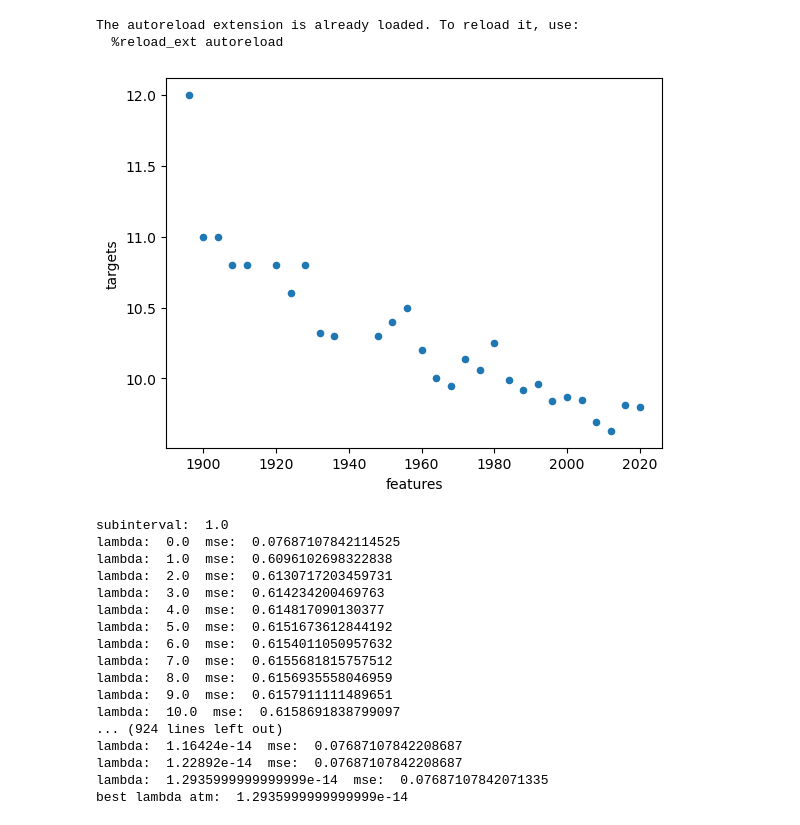
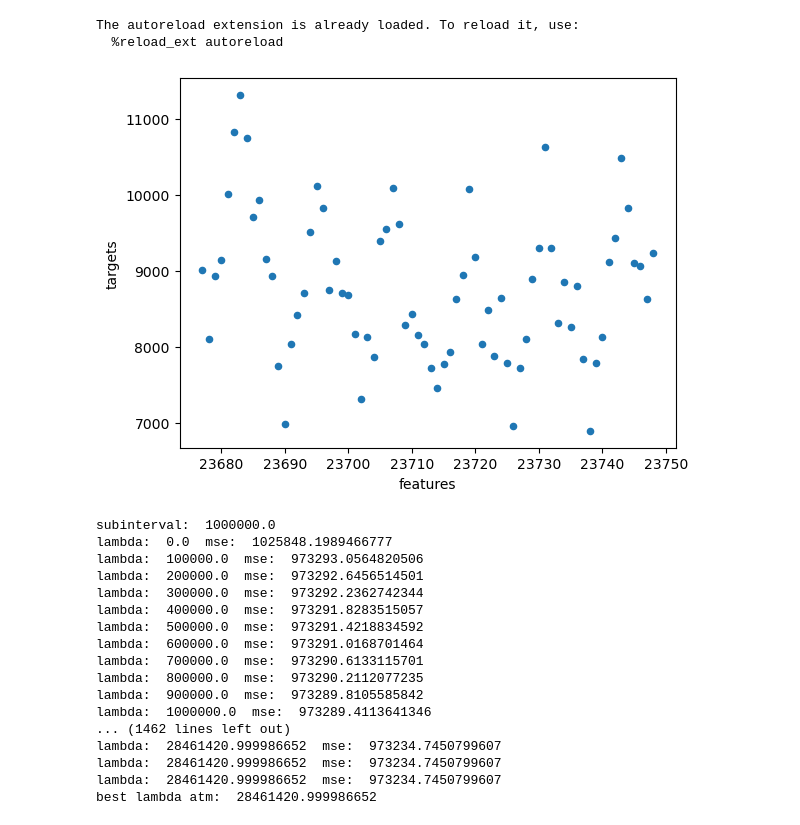
Before and after one commit to Michele2301/MALIS-projects, a Jupyter notebook: Project3/experiments.ipynb, the cells around one changed output. Drawn from its saved outputs; the diff is of its cells as text; code cells hidden in the pictures.

Commit message:
added new dataset for trying, doesn't work

```diff
--- a/Project3/experiments.ipynb
+++ b/Project3/experiments.ipynb
@@ -3,28 +3,35 @@
 %autoreload 2
 import numpy as np
 import pandas as pd
-dataset=pd.read_csv('./Data/olympics_100m.csv')
+olympics=0
+if olympics==1:
+    dataset=pd.read_csv('./Data/olympics_100m.csv')
+else:
+    dataset=pd.read_csv('./Data/accidental-deaths-in-usa-monthly.csv')
 # %% [output]
 The autoreload extension is already loaded. To reload it, use:
   %reload_ext autoreload
 # %%
 #plot
+if olympics!=1:
+    dataset['features']=dataset['features'].map(lambda x: int(x.split('-')[0])*12+int(x.split('-')[1]))
 if dataset.shape[1]==2:
     dataset.plot.scatter(x='features',y='targets')
 # %% [output]
-[figure, old version]
+[figure, new version]
 # %%
 from ridge import Ridge_Regression
+from sklearn.linear_model import Ridge
 X=dataset.drop('targets',axis=1).values.reshape(-1,dataset.shape[1]-1)
 Y=dataset['targets'].values.reshape(-1,1)
 ## given the low amount of data available we decided to do a K-fold cross validation
 ## the parameter lambda follows a coarse to fine approach
 ## the coarse search is done with a step of 0.1 and the fine search with a step of 0.01
-lambda_values=np.linspace(0,500,num=(500+1))
+lambda_values=np.linspace(0,90000000,num=(900+1))
 k=5
-fold_size=len(X)//k
+fold_size=int(len(X)/k)
 # generate the intervals for the coarse to fine approach from 1 to 10^-20
-for subinterval in np.array(10.0 ** np.arange(0, -20, -1)):
+for subinterval in np.array(10.0 ** np.arange(6, -20, -1)):
     lambda_mses=[]
     print('subinterval: ',subinterval)
     for lambda_value in lambda_values:
@@ -32,33 +39,34 @@ for subinterval in np.array(10.0 ** np.arange(0, -20, -1)):
         mses=[]
         for i in range(k):
             # K-fold cross validation (take the data from the i-th fold as test data)
-            Xi,Yi=np.concatenate((X[:i*fold_size],X[(i+1)*fold_size:]),axis=0),np.concatenate((Y[:i*fold_size],Y[(i+1)*fold_size:]),axis=0)
+            Xi=np.concatenate((X[:i*fold_size],X[(i+1)*fold_size:]),axis=0)
+            Yi=np.concatenate((Y[:i*fold_size],Y[(i+1)*fold_size:]),axis=0)
             ridge.Train(Xi,Yi)
             y_pred=ridge.Predict(X[i*fold_size:(i+1)*fold_size])
             mses.append(((Y[i*fold_size:(i+1)*fold_size]-y_pred)**2).mean())
         lambda_mses.append(np.mean(mses))
         print('lambda: ',lambda_value,' mse: ',np.mean(mses))
     print('best lambda atm: ',lambda_values[np.argmin(lambda_mses)])
-    lambda_values=np.linspace(max(lambda_values[np.argmin(lambda_mses)]-1,0)*subinterval,lambda_values[np.argmin(lambda_mses)]+1*subinterval,num=(20+1))
+    lambda_values=np.linspace(max(lambda_values[np.argmin(lambda_mses)]-1*subinterval,0),lambda_values[np.argmin(lambda_mses)]+1*subinterval,num=(20+1))
 lambda_value=lambda_values[np.argmin(lambda_mses)]
 # %% [output]
-subinterval:  1.0
-lambda:  0.0  mse:  0.07687107842114525
-lambda:  1.0  mse:  0.6096102698322838
-lambda:  2.0  mse:  0.6130717203459731
-lambda:  3.0  mse:  0.614234200469763
-lambda:  4.0  mse:  0.614817090130377
-lambda:  5.0  mse:  0.6151673612844192
-lambda:  6.0  mse:  0.6154011050957632
-lambda:  7.0  mse:  0.6155681815757512
-lambda:  8.0  mse:  0.6156935558046959
-lambda:  9.0  mse:  0.6157911111489651
-lambda:  10.0  mse:  0.6158691838799097
-... (924 lines left out)
-lambda:  1.16424e-14  mse:  0.07687107842208687
-lambda:  1.22892e-14  mse:  0.07687107842208687
-lambda:  1.2935999999999999e-14  mse:  0.07687107842071335
-best lambda atm:  1.2935999999999999e-14
+subinterval:  1000000.0
+lambda:  0.0  mse:  1025848.1989466777
+lambda:  100000.0  mse:  973293.0564820506
+lambda:  200000.0  mse:  973292.6456514501
+lambda:  300000.0  mse:  973292.2362742344
+lambda:  400000.0  mse:  973291.8283515057
+lambda:  500000.0  mse:  973291.4218834592
+lambda:  600000.0  mse:  973291.0168701464
+lambda:  700000.0  mse:  973290.6133115701
+lambda:  800000.0  mse:  973290.2112077235
+lambda:  900000.0  mse:  973289.8105585842
+lambda:  1000000.0  mse:  973289.4113641346
+... (1462 lines left out)
+lambda:  28461420.999986652  mse:  973234.7450799607
+lambda:  28461420.999986652  mse:  973234.7450799607
+lambda:  28461420.999986652  mse:  973234.7450799607
+best lambda atm:  28461420.999986652
 # %%
 ridge=Ridge_Regression(lambda_value)
 ridge.Train(X,Y)
```
Also changed, not shown: parts of 1 cell of this notebook, 2 other files.
